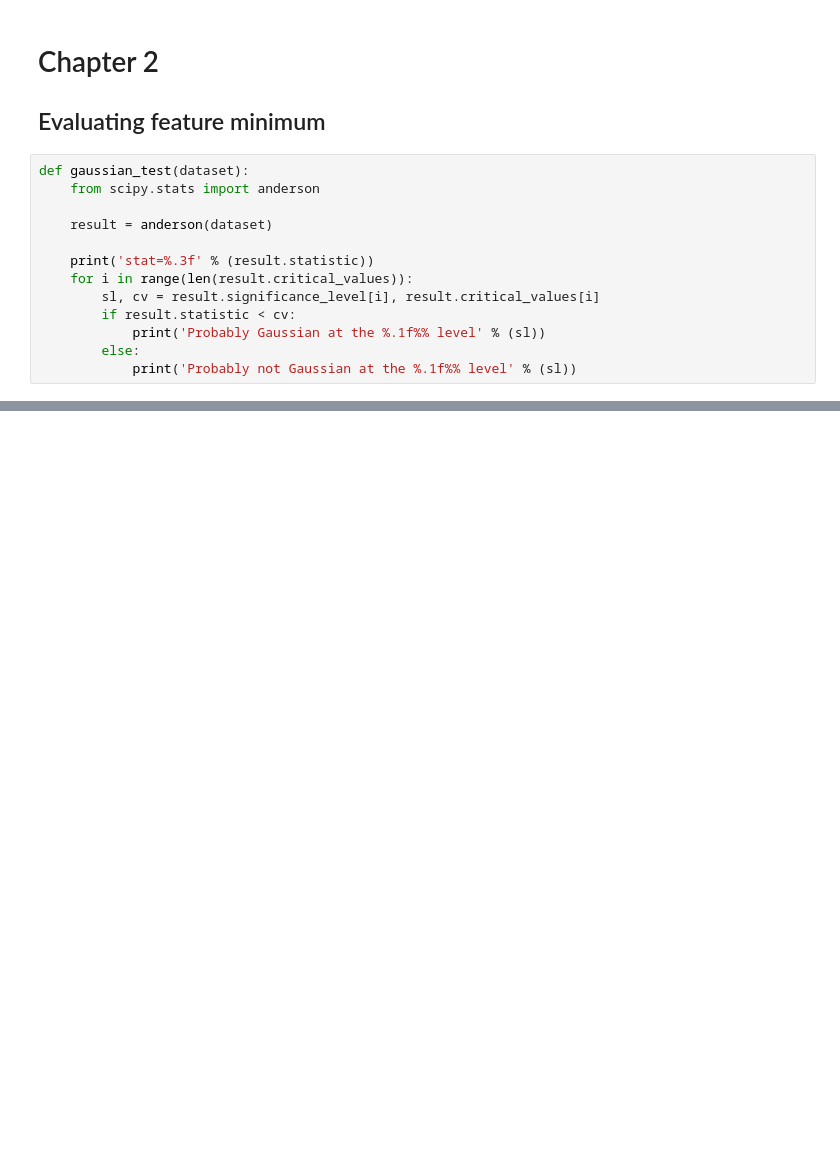
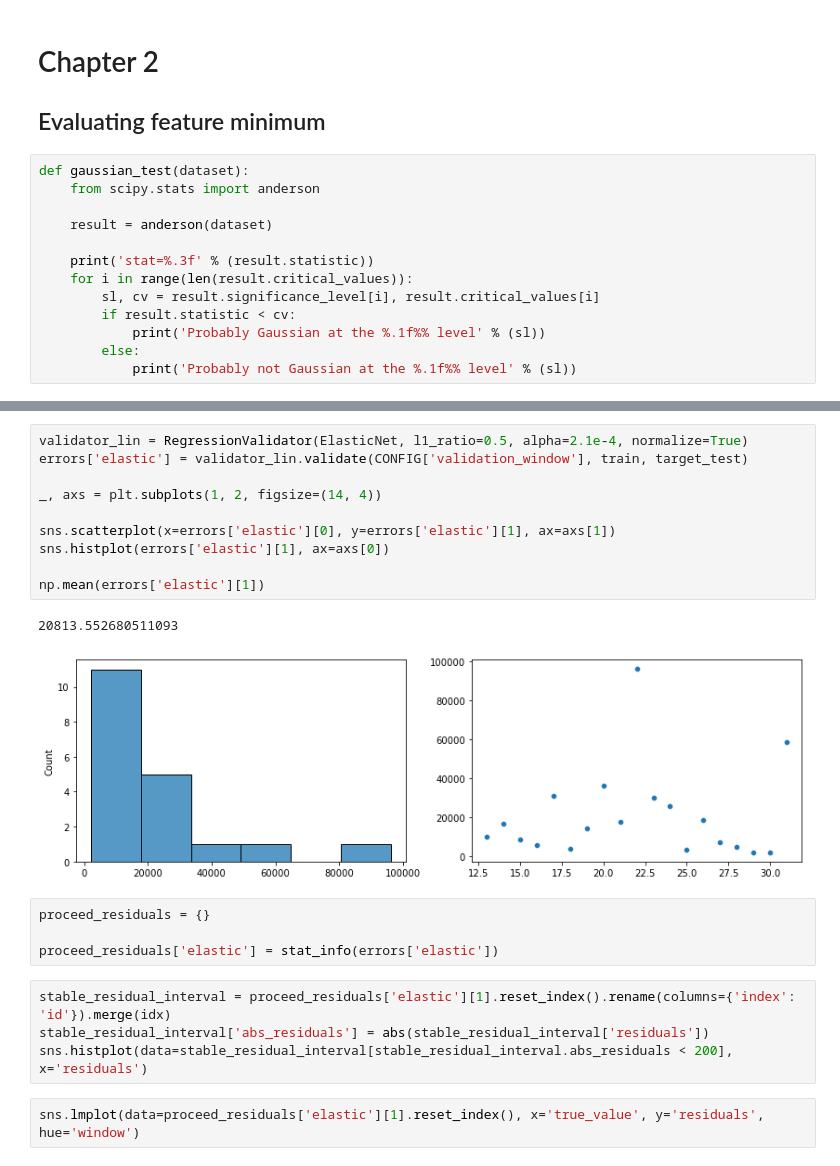
Before and after one commit to Denchidlo/FutureSales, a Jupyter notebook: notebooks/validation.ipynb, the cells around one changed output, grey strips where cells are left out. Saved outputs shown, nothing was run; the diff lists cells and outputs as text; blank space fills up the shorter version.

```diff
--- a/notebooks/validation.ipynb
+++ b/notebooks/validation.ipynb
@@ -199,0 +243,23 @@ def gaussian_test(dataset):
+# %%
+validator_lin = RegressionValidator(ElasticNet, l1_ratio=0.5, alpha=2.1e-4, normalize=True)
+errors['elastic'] = validator_lin.validate(CONFIG['validation_window'], train, target_test)
+
+_, axs = plt.subplots(1, 2, figsize=(14, 4))
+
+sns.scatterplot(x=errors['elastic'][0], y=errors['elastic'][1], ax=axs[1])
+sns.histplot(errors['elastic'][1], ax=axs[0])
+
+np.mean(errors['elastic'][1])
+# %% [output]
+20813.552680511093
+[figure, added]
+# %%
+proceed_residuals = {}
+
+proceed_residuals['elastic'] = stat_info(errors['elastic'])
+# %%
+stable_residual_interval = proceed_residuals['elastic'][1].reset_index().rename(columns={'index': 'id'}).merge(idx)
+stable_residual_interval['abs_residuals'] = abs(stable_residual_interval['residuals'])
+sns.histplot(data=stable_residual_interval[stable_residual_interval.abs_residuals < 200], x='residuals')
+# %%
+sns.lmplot(data=proceed_residuals['elastic'][1].reset_index(), x='true_value', y='residuals', hue='window')
```
Also changed, not shown: parts of 5 cells of this notebook.
